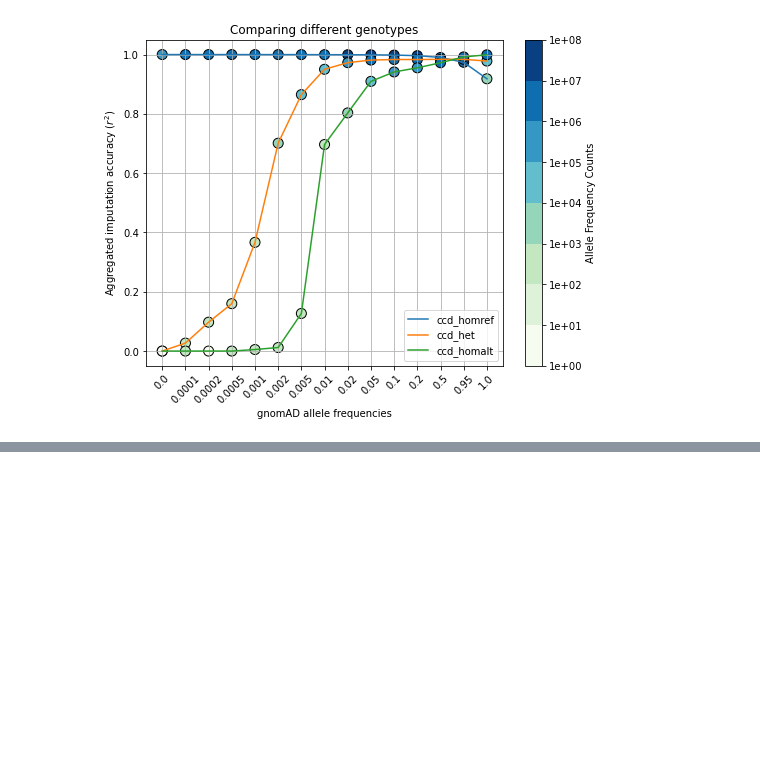
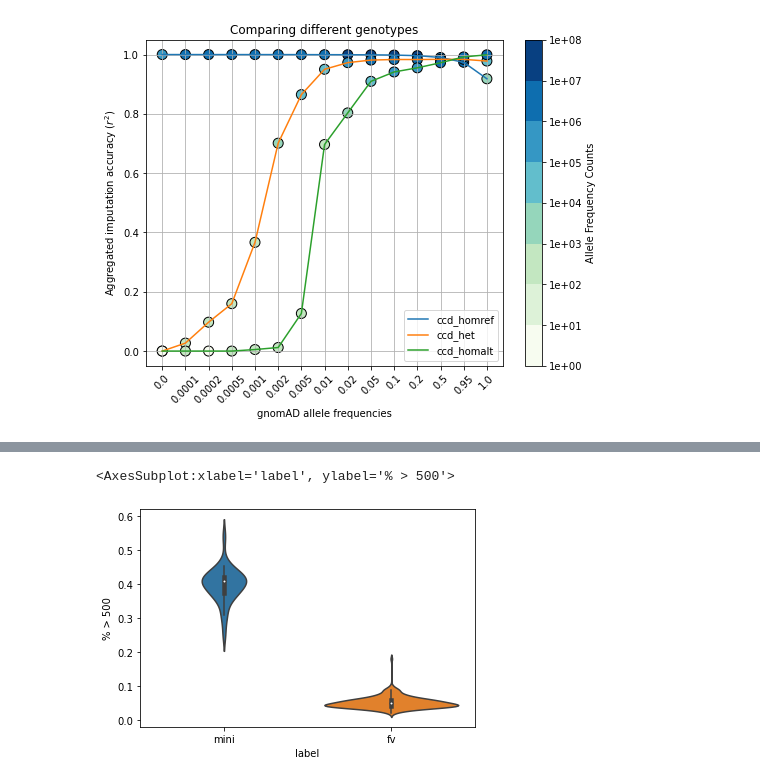
Before and after one commit to Suuuuuuuus/LCWGS_pipeline, a Jupyter notebook: scripts/lcwgs_tmp.ipynb, the cells around one changed output, grey strips where cells are left out. Saved outputs shown, nothing was run; the diff lists cells and outputs as text; code cells hidden in the pictures; blank space fills up the shorter version.

```diff
--- a/scripts/lcwgs_tmp.ipynb
+++ b/scripts/lcwgs_tmp.ipynb
@@ -439,0 +506,5 @@ plot_imputation_accuracy(dfs, title = 'Comparing different genotypes')
+# %%
+sns.violinplot(data = a, x = 'label', y = '% > 500')
+# %% [output]
+<AxesSubplot:xlabel='label', ylabel='% > 500'>
+[figure, added]
```
Also changed, not shown: parts of 7 cells of this notebook, 1 other file.
